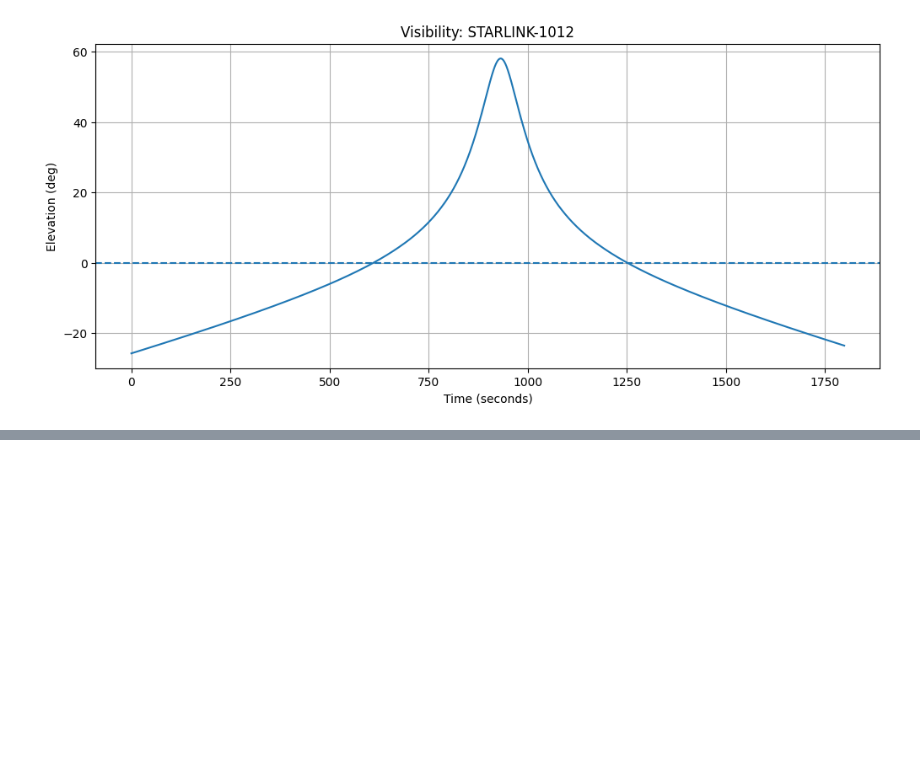
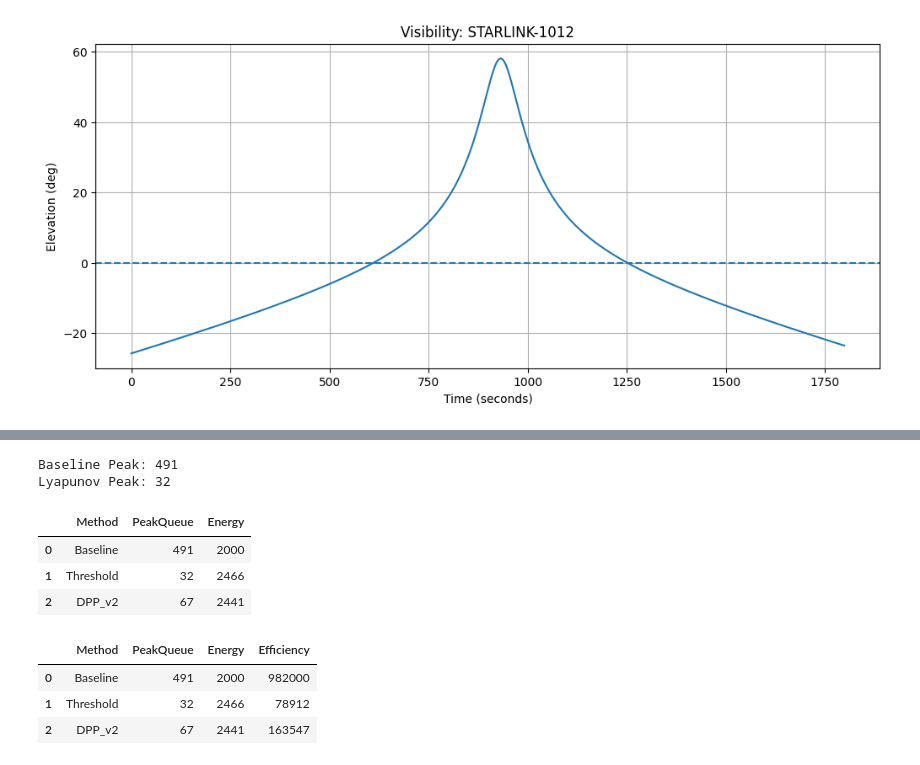
Before and after one commit to swamyaswagat/leo-mec-handover-aware-optimization, a Jupyter notebook: 01_orbit_validation.ipynb, the cells around one changed output, grey strips where cells are left out. Cells and saved outputs as stored; diff of their text form; code cells hidden in the pictures; blank space fills up the shorter version.

```diff
--- a/01_orbit_validation.ipynb
+++ b/01_orbit_validation.ipynb
@@ -170,0 +820,21 @@ plt.show()
+# %%
+base_peak=max(
+queue_base
+)
+
+lyap_peak=max(
+queue_lyap
+)
+
+print(
+"Baseline Peak:",
+base_peak
+)
+
+print(
+"Lyapunov Peak:",
+lyap_peak
+)
+# %% [output]
+Baseline Peak: 491
+Lyapunov Peak: 32
@@ -170,0 +882,42 @@ plt.show()
+# %%
+table2=pd.DataFrame({
+
+"Method":[
+"Baseline",
+"Threshold",
+"DPP_v2"
+],
+
+"PeakQueue":[
+max(queue_base),
+max(queue_lyap),
+max(queue_dpp)
+],
+
+"Energy":[
+base_energy,
+lyap_energy,
+sum(energy)
+]
+
+})
+
+table2
+# %% [output]
+|  | Method | PeakQueue | Energy |
+| 0 | Baseline | 491 | 2000 |
+| 1 | Threshold | 32 | 2466 |
+| 2 | DPP_v2 | 67 | 2441 |
+# %%
+table2["Efficiency"]=(
+table2["PeakQueue"]
+*
+table2["Energy"]
+)
+
+table2
+# %% [output]
+|  | Method | PeakQueue | Energy | Efficiency |
+| 0 | Baseline | 491 | 2000 | 982000 |
+| 1 | Threshold | 32 | 2466 | 78912 |
+| 2 | DPP_v2 | 67 | 2441 | 163547 |
```
Also changed, not shown: parts of 26 cells of this notebook.
